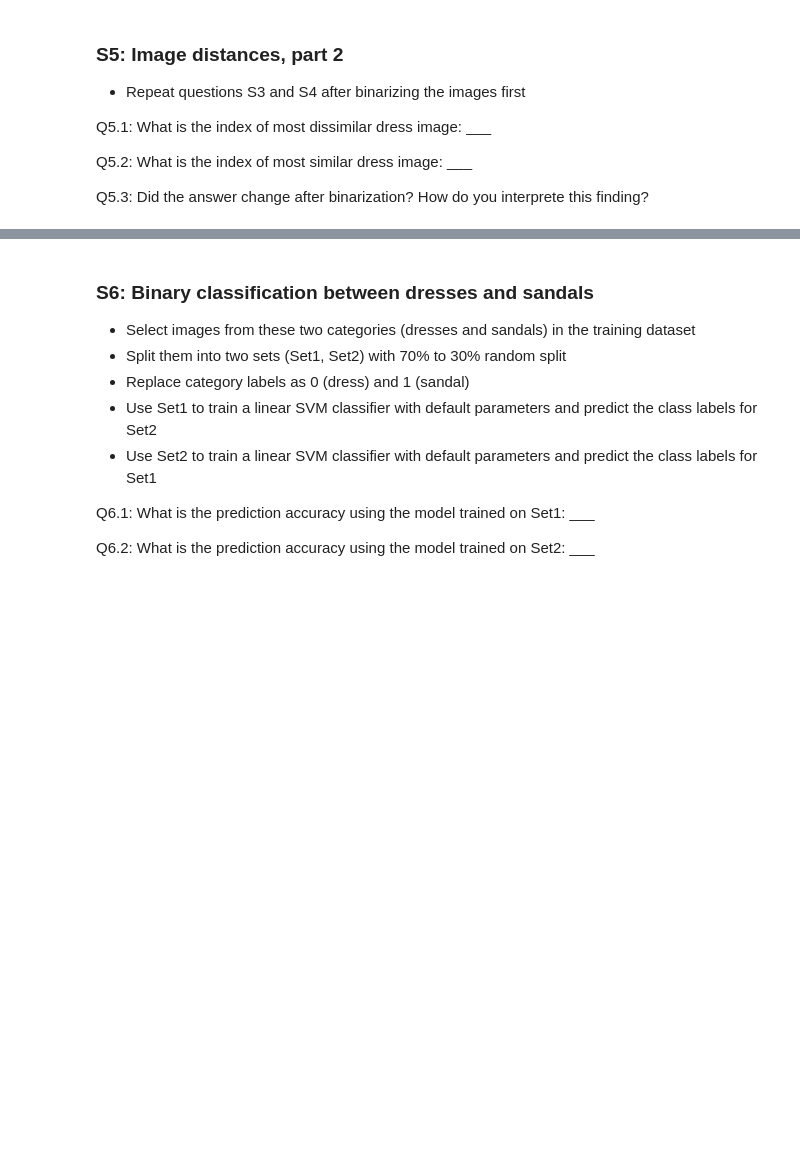
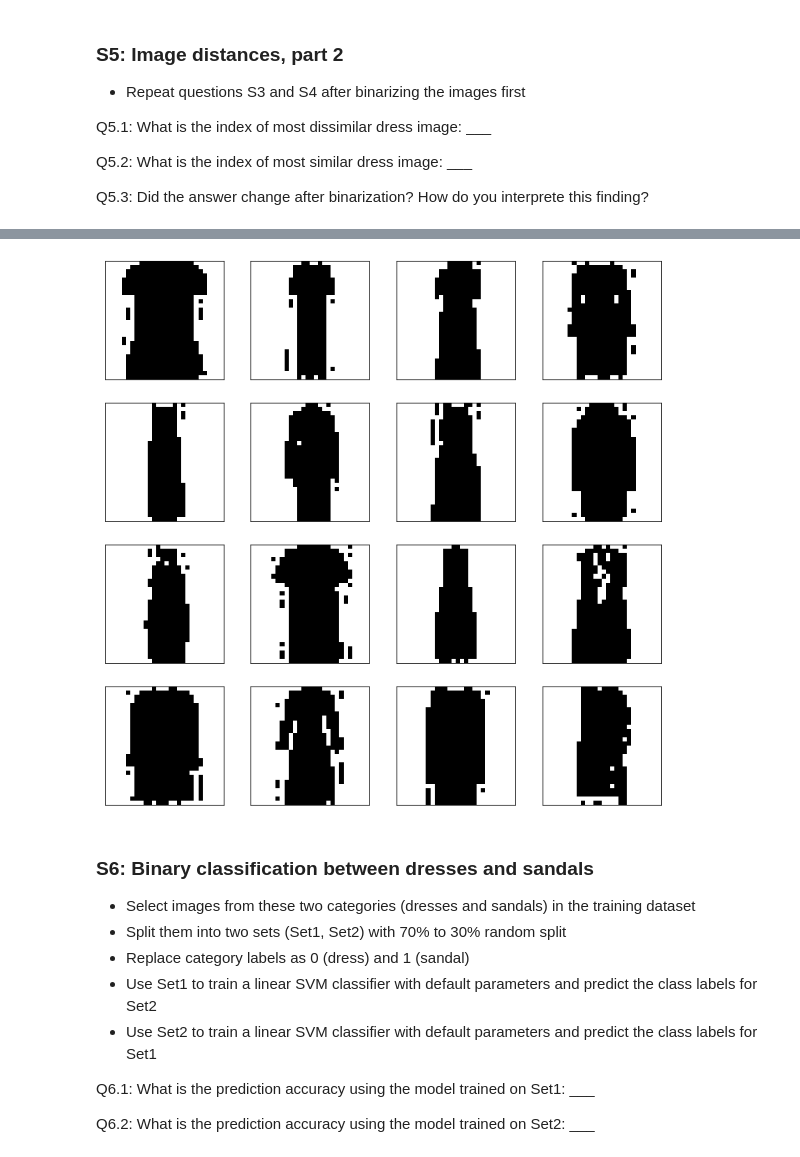
Before and after one commit to johnatawnclementawn/RemoteSensing_650_HW, a Jupyter notebook: HW1/MUSA650_Spring2022_HW1.ipynb, the cells around one changed output, grey strips where cells are left out. Cells and saved outputs as stored; diff of their text form; code cells hidden in the pictures; blank space fills up the shorter version.

Commit message:
Binarize Dresses

```diff
--- a/HW1/MUSA650_Spring2022_HW1.ipynb
+++ b/HW1/MUSA650_Spring2022_HW1.ipynb
@@ -246,3 +246,8 @@ Q5.1: What is the index of most dissimilar dress image:   ___
 Q5.2: What is the index of most similar dress image:   ___
 
 Q5.3: Did the answer change after binarization? How do you interprete this finding?
+# %%
+# Binarize images:
+bnDF = np.where(X[dresses] > 1, 1, 0)
+
+display(bnDF)
@@ -249,3 +262,16 @@ Q5.3: Did the answer change after binarization? How do you interprete this findi
+# %%
+plt.figure(figsize=(12,12))
+
+for i in range(16):
+    plt.subplot(4,4,i+1)
+    plt.xticks([])
+    plt.yticks([])
+    #plt.grid(False)
+    plt.imshow(bnDF[i].reshape(28,28), cmap=plt.cm.binary)
+plt.tight_layout
+plt.show()
+# %% [output]
+[figure, added]
 # %% [markdown]
 ### S6: Binary classification between dresses and sandals
 - Select images from these two categories (dresses and sandals) in the training dataset
```
Also changed, not shown: parts of 1 cell of this notebook.
